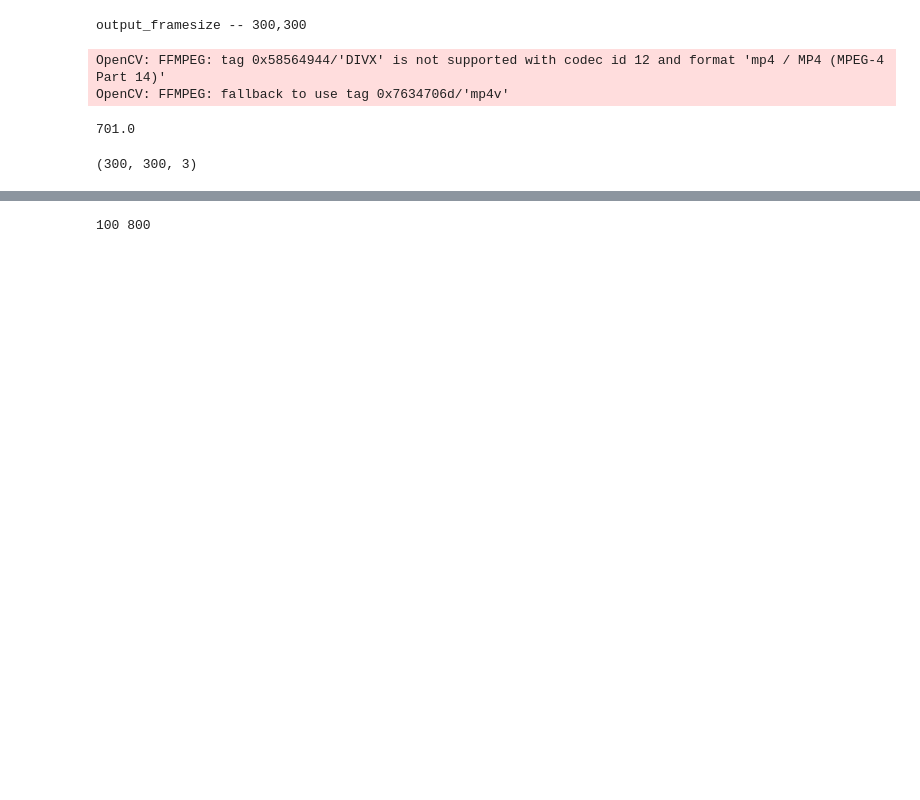
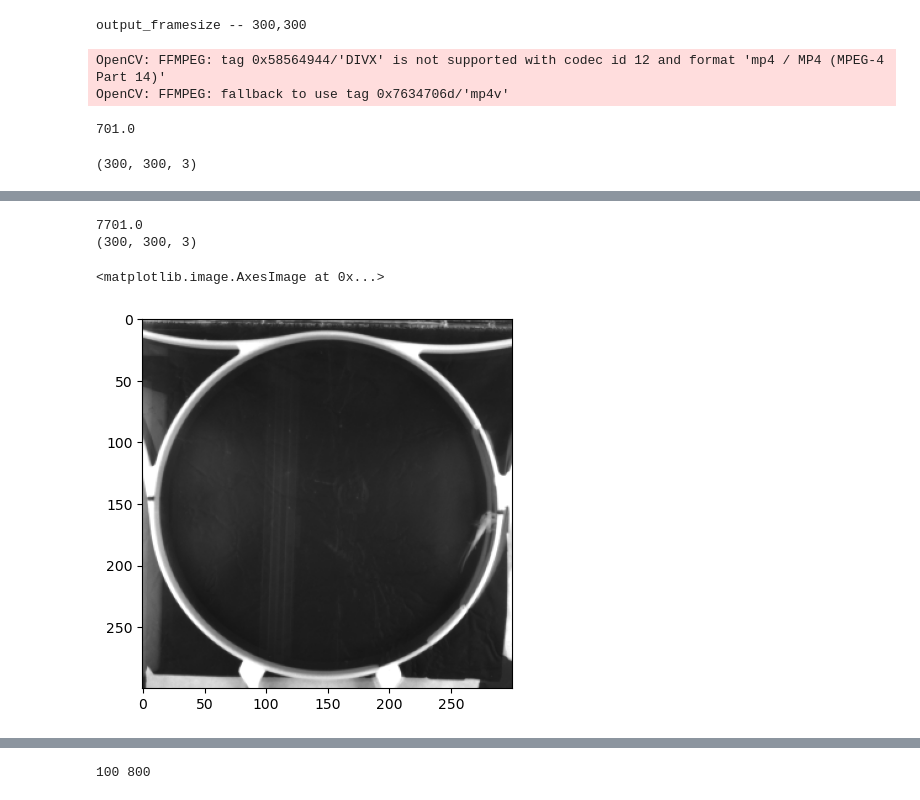
Before and after one commit to lengfei5/image_analysis_test, a Jupyter notebook: axolotl_tracking_batch_v1.3.beta.ipynb, the cells around one changed output, grey strips where cells are left out. Saved outputs shown, nothing was run; the diff lists cells and outputs as text; code cells hidden in the pictures; blank space fills up the shorter version.

```diff
--- a/axolotl_tracking_batch_v1.3.beta.ipynb
+++ b/axolotl_tracking_batch_v1.3.beta.ipynb
@@ -766,0 +745,17 @@ plt.imshow(frame,'gray')
+# %%
+cap.set(1, 7700)
+#threshold_value = 120
+ret, frame = cap.read()
+#frame = cv2.resize(frame, None, fx = scaling_img, fy = scaling_img, interpolation = cv2.INTER_LINEAR)
+frame = cv2.resize(frame, None, fx = scaling_img_1, fy = scaling_img_0, interpolation = cv2.INTER_LINEAR)
+
+this = cap.get(1)
+print(this)
+#frame = cv2.resize(frame, None, fx = scaling_img_1, fy = scaling_img_0, interpolation = cv2.INTER_LINEAR)
+print(frame.shape)
+plt.imshow(frame,'gray')
+# %% [output]
+7701.0
+(300, 300, 3)
+<matplotlib.image.AxesImage at 0x...>
+[figure, added]
```
Also changed, not shown: parts of 42 cells of this notebook, 1 other file.
